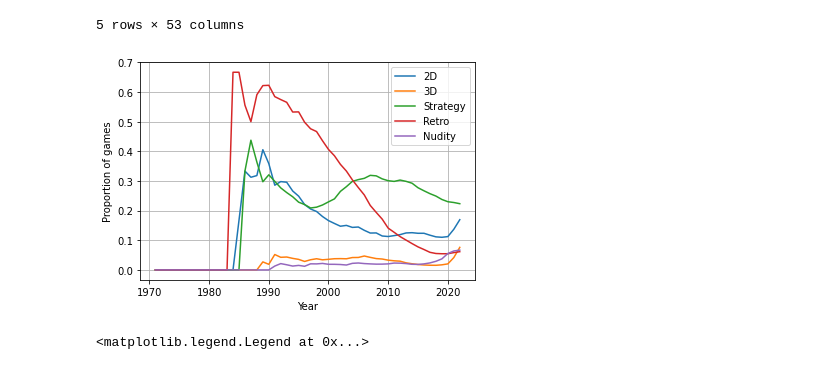
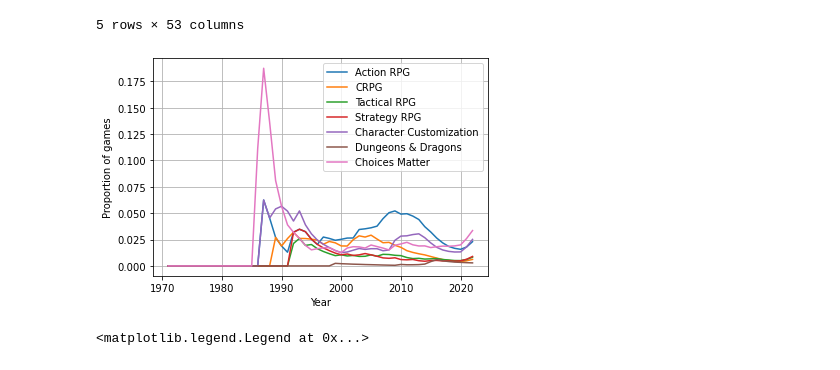
Before and after one commit to isam7/SteamScraping, a Jupyter notebook: Steam Data Analysis.ipynb, the cells around one changed output. Drawn from its saved outputs; the diff is of its cells as text; code cells hidden in the pictures.

```diff
--- a/Steam Data Analysis.ipynb
+++ b/Steam Data Analysis.ipynb
@@ -364,9 +387,9 @@ def tagProportionPlot(tagNameList):
     plt.legend()
     return
 # %%
-tagProportionPlot(['2D','3D','Strategy','Retro','Nudity'])
+tagProportionPlot(['Action RPG','CRPG','Tactical RPG', 'Strategy RPG','Character Customization', 'Dungeons & Dragons','Choices Matter'])
 # %% [output]
-[figure, old version]
+[figure, new version]
 # %%
 #Plot change in proportion of RPGs over time
 plt.figure()
```
Also changed, not shown: parts of 7 cells of this notebook, 1 other file.
